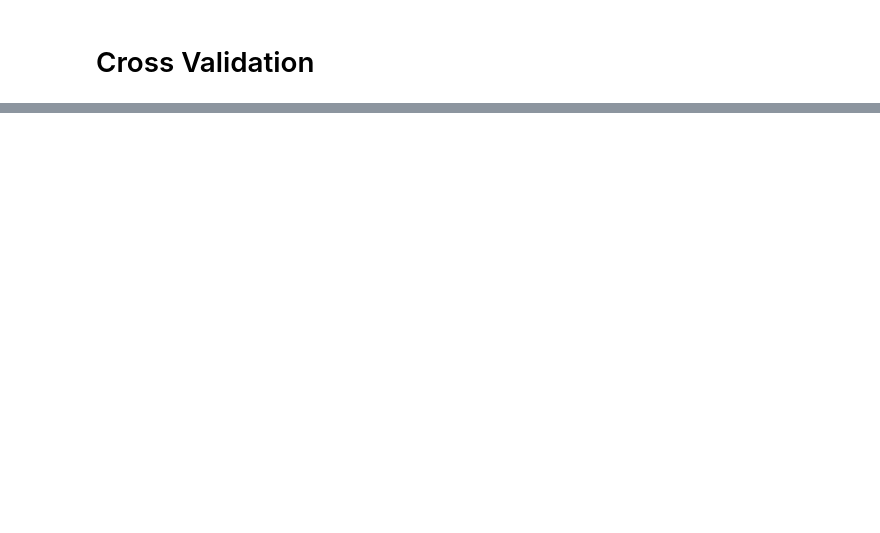
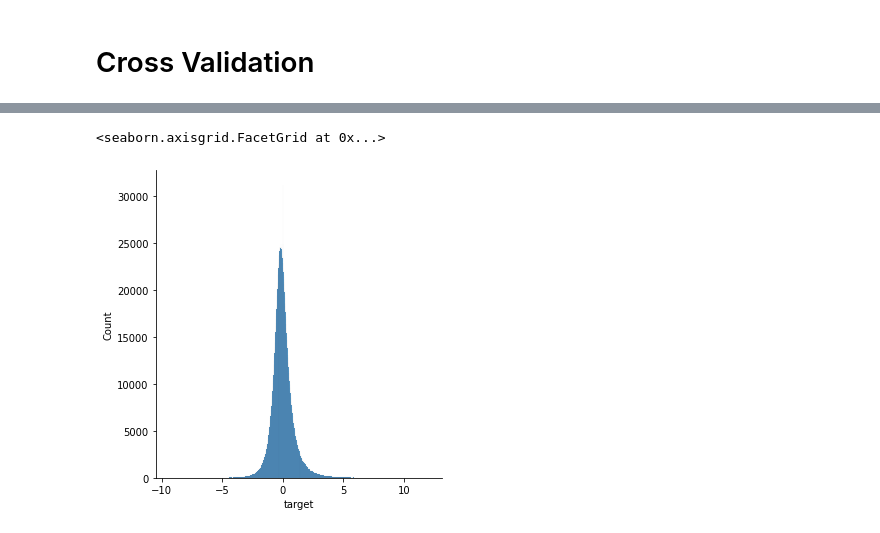
Before and after one commit to IMOKURI/ubiquant-market-prediction, a Jupyter notebook: notebooks/CrossValidation.ipynb, the cells around one changed output, grey strips where cells are left out. Saved outputs shown, nothing was run; the diff lists cells and outputs as text; code cells hidden in the pictures; blank space fills up the shorter version.

```diff
--- a/notebooks/CrossValidation.ipynb
+++ b/notebooks/CrossValidation.ipynb
@@ -316,0 +404,5 @@ record_result(c, train, c.params.n_fold)
+# %%
+sns.displot(train["target"])
+# %% [output]
+<seaborn.axisgrid.FacetGrid at 0x...>
+[figure, added]
```
Also changed, not shown: parts of 10 cells of this notebook, 9 other files.
